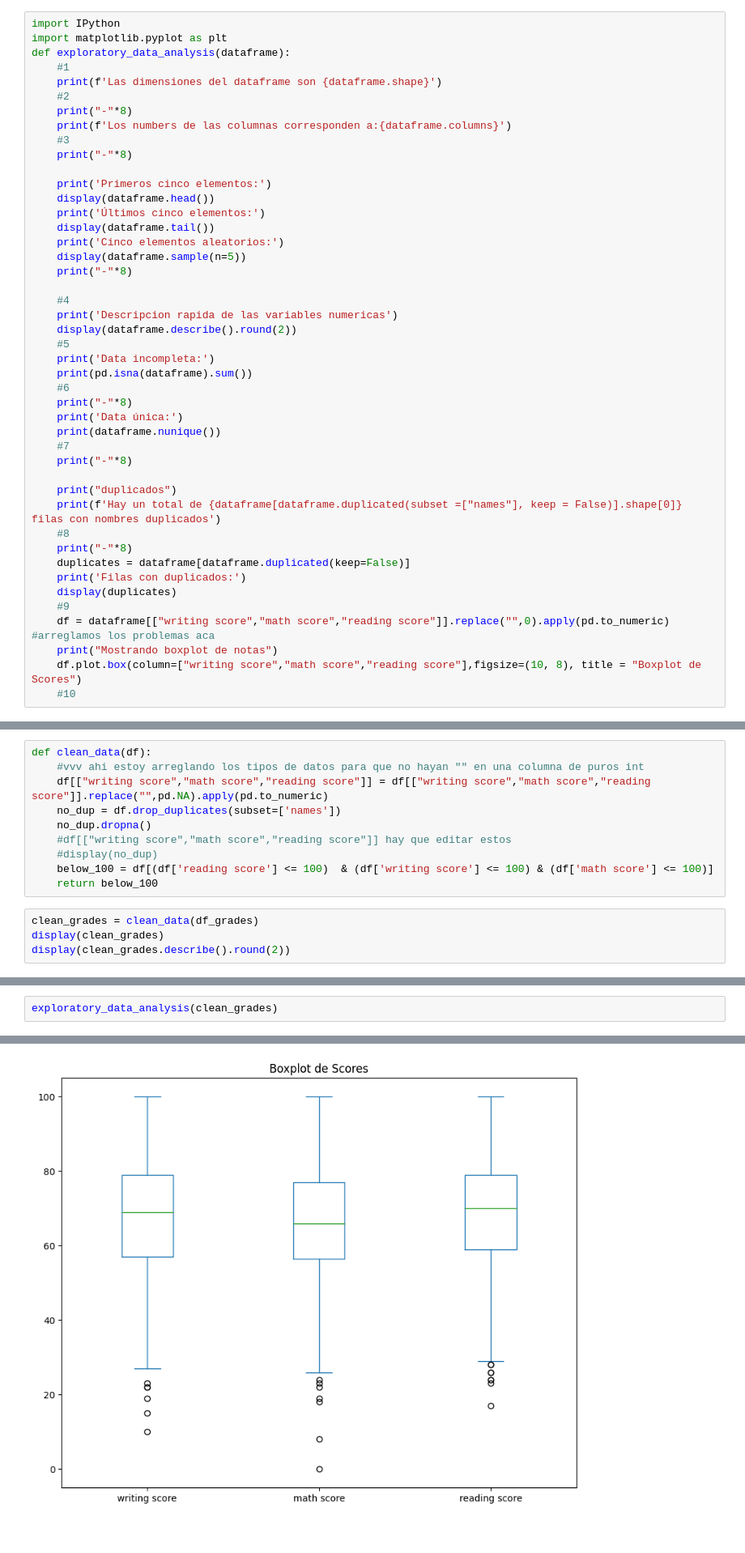
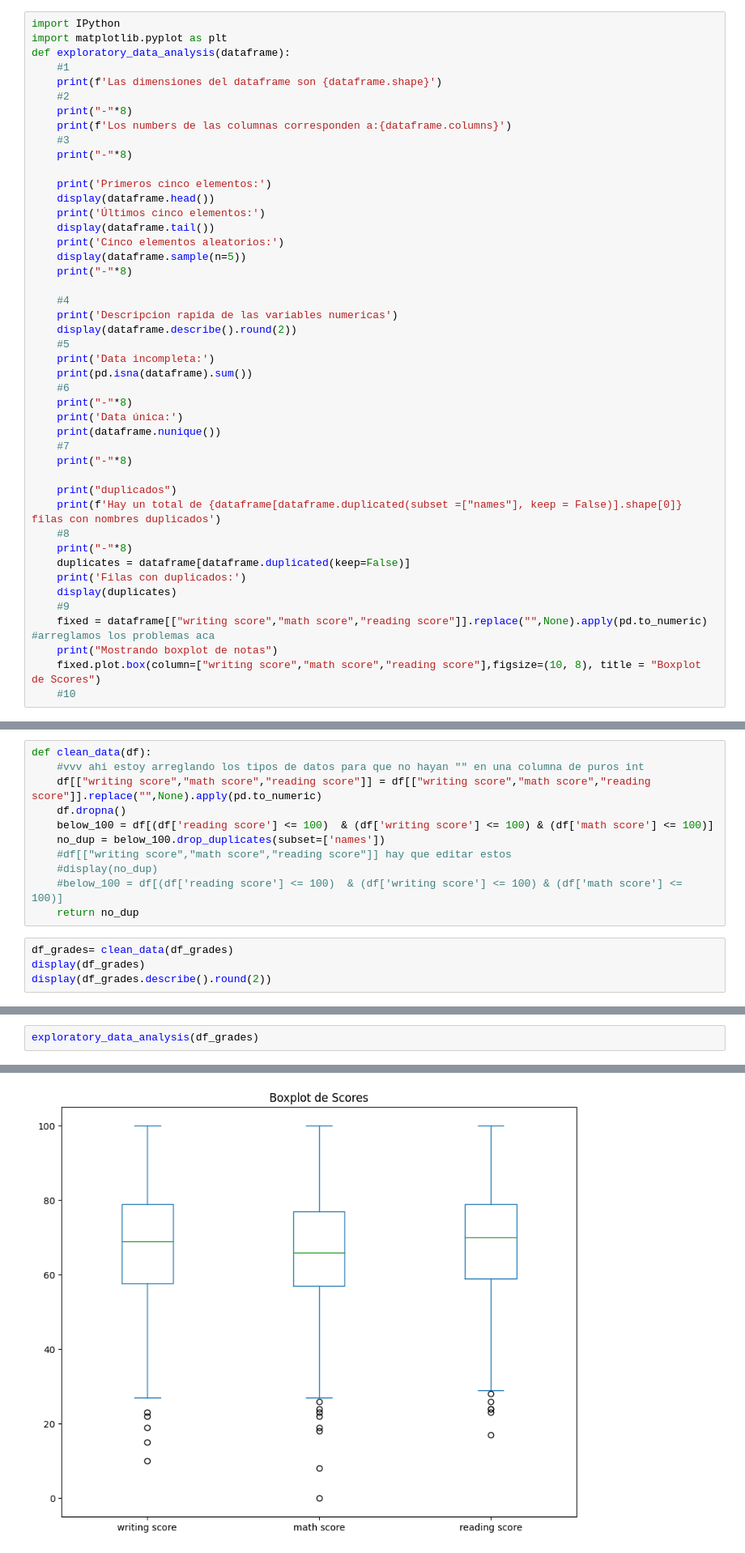
Before and after one commit to HexaPulsar/LabMDS, a Jupyter notebook: Lab_4/Laboratorio4_enunciado.ipynb, the cells around one changed output, grey strips where cells are left out. Shown: that part at 81% size. Drawn from its saved outputs; the diff is of its cells as text.

```diff
--- a/Lab_4/Laboratorio4_enunciado.ipynb
+++ b/Lab_4/Laboratorio4_enunciado.ipynb
@@ -205,9 +204,9 @@ def exploratory_data_analysis(dataframe):
     print('Filas con duplicados:')
     display(duplicates)
     #9
-    df = dataframe[["writing score","math score","reading score"]].replace("",0).apply(pd.to_numeric) #arreglamos los problemas aca
+    fixed = dataframe[["writing score","math score","reading score"]].replace("",None).apply(pd.to_numeric) #arreglamos los problemas aca
     print("Mostrando boxplot de notas")
-    df.plot.box(column=["writing score","math score","reading score"],figsize=(10, 8), title = "Boxplot de Scores")
+    fixed.plot.box(column=["writing score","math score","reading score"],figsize=(10, 8), title = "Boxplot de Scores")
     #10
 # %% [markdown]
 **Justificación:**
@@ -304,17 +303,18 @@
 # %%
 def clean_data(df):
     #vvv ahi estoy arreglando los tipos de datos para que no hayan "" en una columna de puros int
-    df[["writing score","math score","reading score"]] = df[["writing score","math score","reading score"]].replace("",pd.NA).apply(pd.to_numeric)
-    no_dup = df.drop_duplicates(subset=['names'])
-    no_dup.dropna()
+    df[["writing score","math score","reading score"]] = df[["writing score","math score","reading score"]].replace("",None).apply(pd.to_numeric)
+    df.dropna()
+    below_100 = df[(df['reading score'] <= 100)  & (df['writing score'] <= 100) & (df['math score'] <= 100)]
+    no_dup = below_100.drop_duplicates(subset=['names'])
     #df[["writing score","math score","reading score"]] hay que editar estos
     #display(no_dup)
-    below_100 = df[(df['reading score'] <= 100)  & (df['writing score'] <= 100) & (df['math score'] <= 100)]
-    return below_100
+    #below_100 = df[(df['reading score'] <= 100)  & (df['writing score'] <= 100) & (df['math score'] <= 100)]
+    return no_dup
 # %%
-clean_grades = clean_data(df_grades)
-display(clean_grades)
-display(clean_grades.describe().round(2))
+df_grades= clean_data(df_grades)
+display(df_grades)
+display(df_grades.describe().round(2))
 # %% [output]
 |  | names | gender | race/ethnicity | parental level of education | lunch | test preparation course | math score | ... |
 | 0 | Rita Courtney | female | group B | some high school | standard | none | 37.0 | ... |
@@ -339,5 +339,5 @@ display(clean_grades.describe().round(2))
 | 75% | 77.00 | 79.00 | 79.00 |
 | max | 100.00 | 100.00 | 100.00 |
 # %%
-exploratory_data_analysis(clean_grades)
+exploratory_data_analysis(df_grades)
 # %% [output]
@@ -407,5 +401,5 @@ Filas con duplicados:
 Mostrando boxplot de notas
-[figure, old version]
+[figure, new version]
 # %% [markdown]
 > Utilice la función creada en el punto 1.1 para verificar sus resultados.
 # %% [markdown]
```
Also changed, not shown: parts of 24 cells of this notebook.
